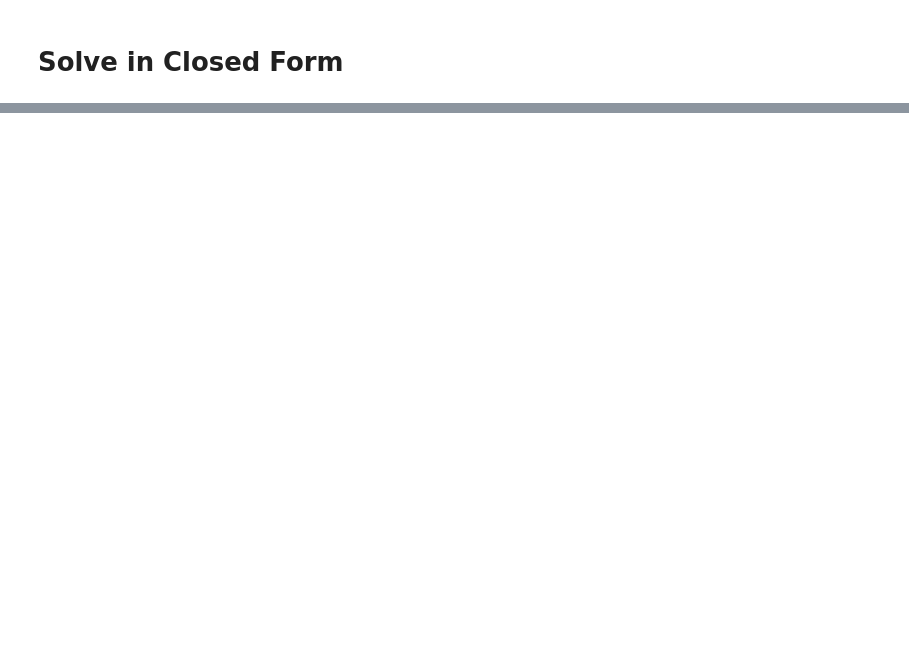
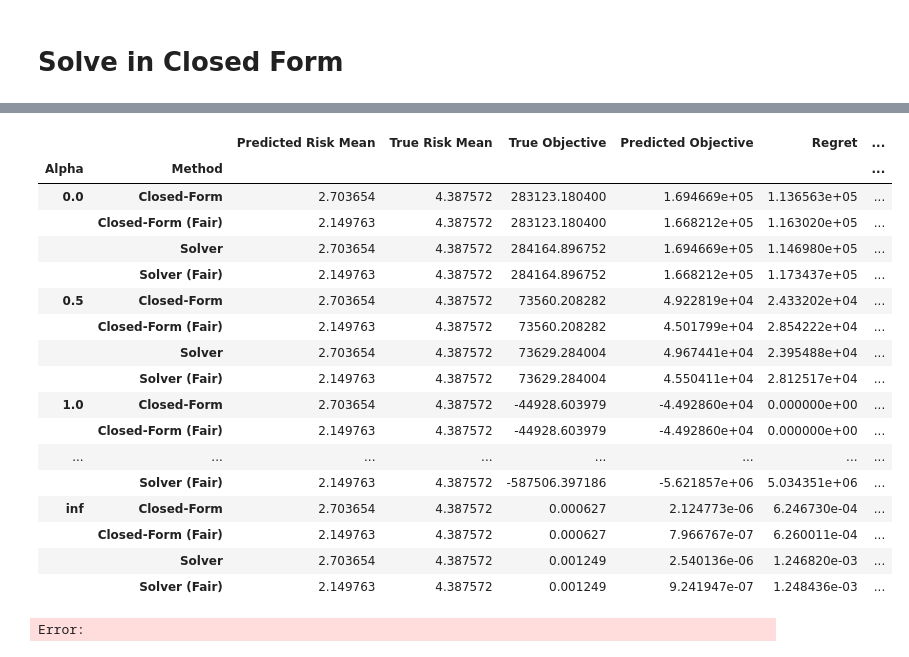
Before and after one commit to DennisWang2488/Fairness-Decision-Focused-Loss, a Jupyter notebook: The Paper/eda.ipynb, the cells around one changed output, grey strips where cells are left out. Cells and saved outputs as stored; diff of their text form; code cells hidden in the pictures; blank space fills up the shorter version.

```diff
--- a/The Paper/eda.ipynb
+++ b/The Paper/eda.ipynb
@@ -715,0 +951,22 @@ def solveClosed(r, g, d):
+# %%
+if __name__ == "__main__":
+    # Define alpha values, including special cases
+    alphas = [0.0, 0.5, 1.0, 2.0, 'inf']
+    # model = RiskPredictor(feats.shape[1])
+    # model.load_state_dict(torch.load('risk_predictor_model.pth'))
+
+    # fair_model = FairRiskPredictor(feats.shape[1])
+    # fair_model.load_state_dict(torch.load('fair_risk_predictor_model.pth'))
+
+    # Run the analysis
+    results_df, bias_analysis_df, solutions = twoStagePTO_with_bias_analysis(
+        model, fair_model, feats_sample, gainF_sample, risk_sample, cost_sample, race_sample, Q=1000, alphas=alphas
+    )
+
+    # Display the aggregated results
+    print("Aggregated Results:")
+    print(results_df)
+
+    # Display the bias analysis
+    print("\nBias Analysis:")
+    print(bias_analysis_df)
@@ -715,0 +991,22 @@ def solveClosed(r, g, d):
+# %%
+results_df.groupby(['Alpha','Method']).mean()
+# %% [output]
+|  |  | Predicted Risk Mean | True Risk Mean | True Objective | Predicted Objective | Regret | ... |
+| Alpha | Method |  |  |  |  |  | ... |
+| 0.0 | Closed-Form | 2.703654 | 4.387572 | 283123.180400 | 1.694669e+05 | 1.136563e+05 | ... |
+|  | Closed-Form (Fair) | 2.149763 | 4.387572 | 283123.180400 | 1.668212e+05 | 1.163020e+05 | ... |
+|  | Solver | 2.703654 | 4.387572 | 284164.896752 | 1.694669e+05 | 1.146980e+05 | ... |
+|  | Solver (Fair) | 2.149763 | 4.387572 | 284164.896752 | 1.668212e+05 | 1.173437e+05 | ... |
+| 0.5 | Closed-Form | 2.703654 | 4.387572 | 73560.208282 | 4.922819e+04 | 2.433202e+04 | ... |
+|  | Closed-Form (Fair) | 2.149763 | 4.387572 | 73560.208282 | 4.501799e+04 | 2.854222e+04 | ... |
+|  | Solver | 2.703654 | 4.387572 | 73629.284004 | 4.967441e+04 | 2.395488e+04 | ... |
+|  | Solver (Fair) | 2.149763 | 4.387572 | 73629.284004 | 4.550411e+04 | 2.812517e+04 | ... |
+| 1.0 | Closed-Form | 2.703654 | 4.387572 | -44928.603979 | -4.492860e+04 | 0.000000e+00 | ... |
+|  | Closed-Form (Fair) | 2.149763 | 4.387572 | -44928.603979 | -4.492860e+04 | 0.000000e+00 | ... |
+| ... | ... | ... | ... | ... | ... | ... | ... |
+|  | Solver (Fair) | 2.149763 | 4.387572 | -587506.397186 | -5.621857e+06 | 5.034351e+06 | ... |
+| inf | Closed-Form | 2.703654 | 4.387572 | 0.000627 | 2.124773e-06 | 6.246730e-04 | ... |
+|  | Closed-Form (Fair) | 2.149763 | 4.387572 | 0.000627 | 7.966767e-07 | 6.260011e-04 | ... |
+|  | Solver | 2.703654 | 4.387572 | 0.001249 | 2.540136e-06 | 1.246820e-03 | ... |
+|  | Solver (Fair) | 2.149763 | 4.387572 | 0.001249 | 9.241947e-07 | 1.248436e-03 | ... |
+Error:
```
Also changed, not shown: parts of 19 cells of this notebook, 9 other files.
